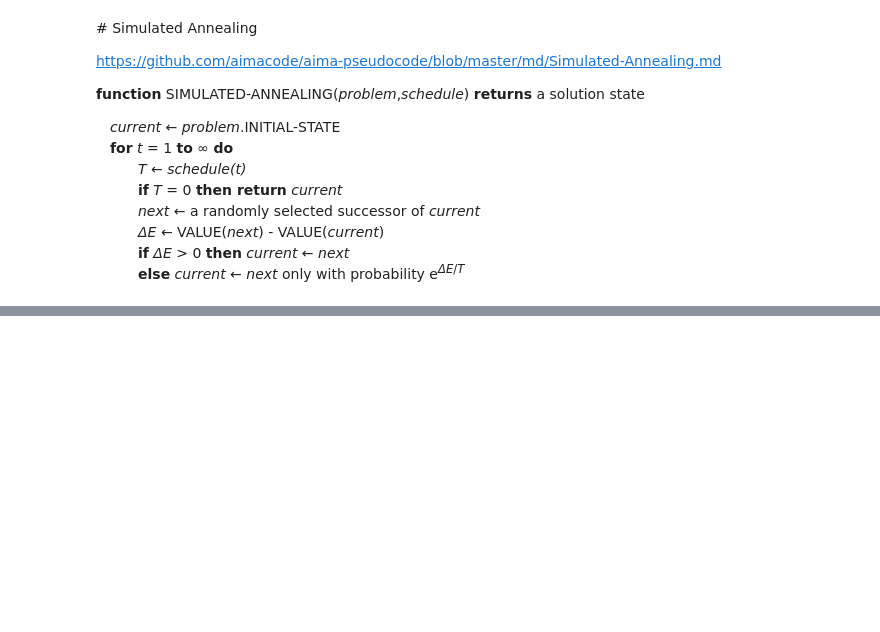
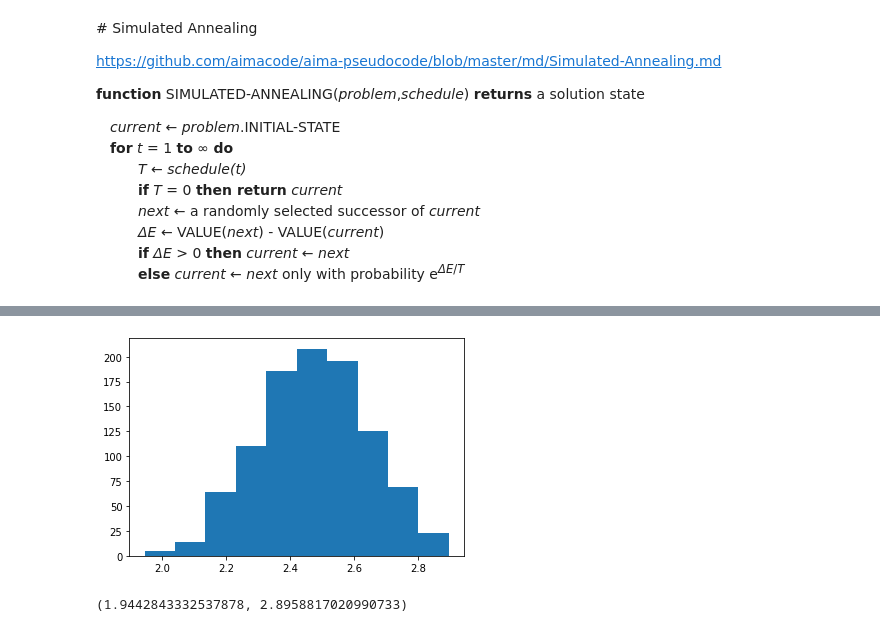
Before and after one commit to sherna90/analisis_algoritmos, a Jupyter notebook: tsp_demo/tsp_demo.ipynb, the cells around one changed output, grey strips where cells are left out. Drawn from its saved outputs; the diff is of its cells as text; code cells hidden in the pictures; blank space fills up the shorter version.

```diff
--- a/tsp_demo/tsp_demo.ipynb
+++ b/tsp_demo/tsp_demo.ipynb
@@ -203,3 +203,12 @@ def make_cycle(current):
     C.append((current[-1],current[0]))
     v=np.sum([G.edges[t] for t in C])
     return C,v/1000
+# %%
+def make_population(G,n_samples):
+    samples,values=list(),list()
+    for _ in range(n_samples):
+        current=np.random.permutation(list(G.nodes))
+        cycle,value=make_cycle(current)
+        samples.append(cycle)
+        values.append(value)
+    return samples,values
@@ -205,0 +217,11 @@ def make_cycle(current):
+# %%
+import matplotlib.pyplot as plt
+
+plt.hist(values)
+plt.show()
+# %% [output]
+[figure, added]
+# %%
+min(values),max(values)
+# %% [output]
+(1.9442843332537878, 2.8958817020990733)
```
Also changed, not shown: parts of 11 cells of this notebook.
